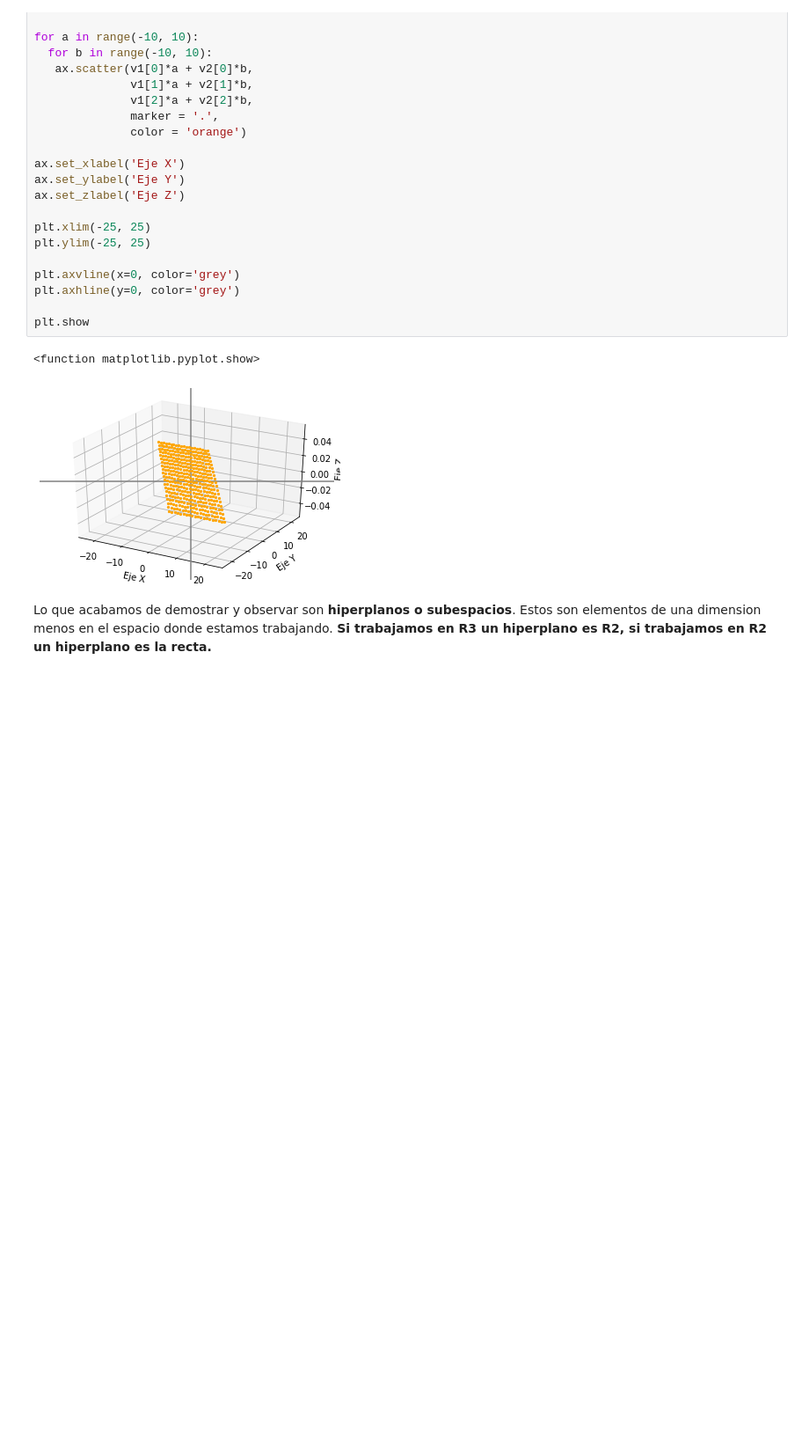
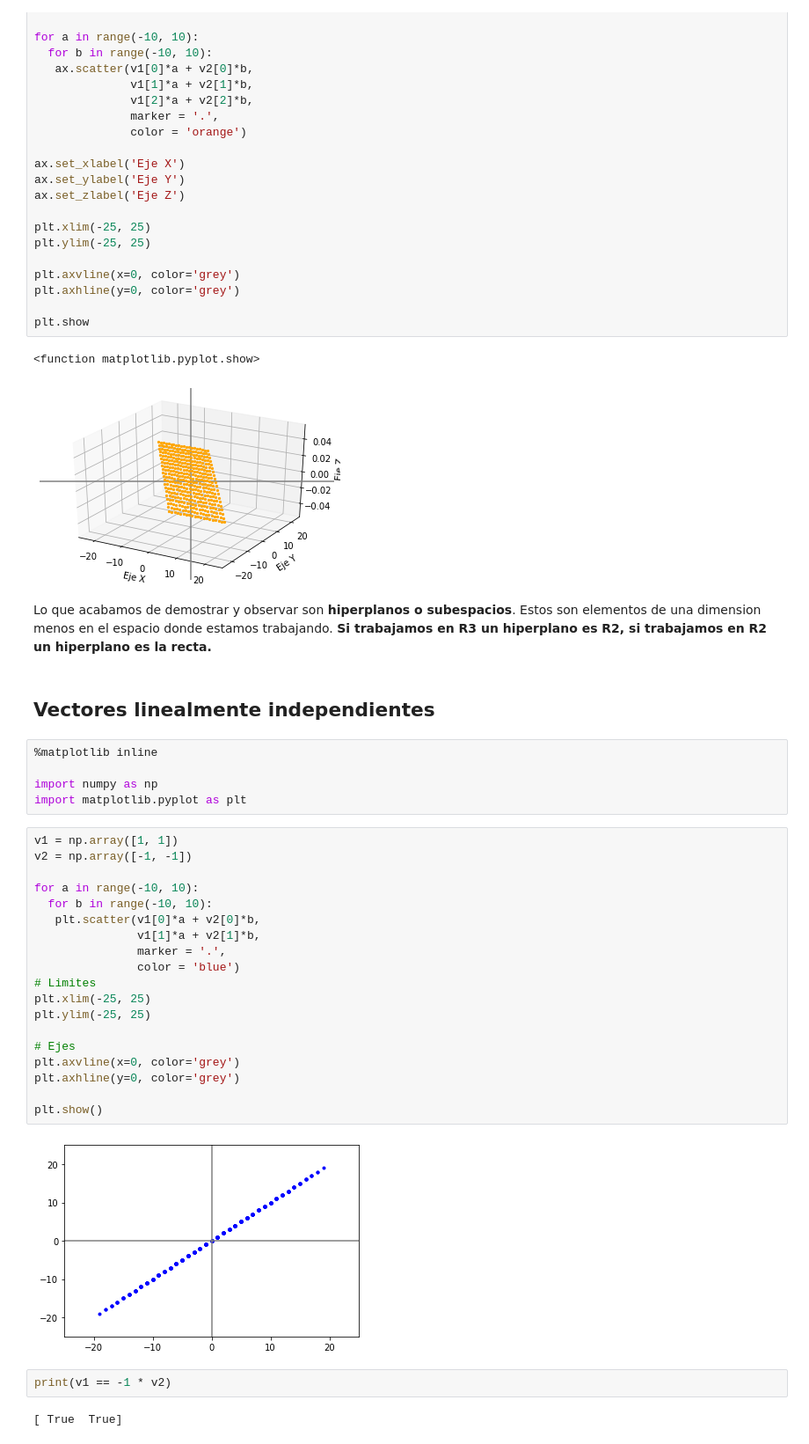
Before and after one commit to francomanca93/fundamentos-algebra-lineal, a Jupyter notebook: 4_Sistema_de_ecuaciones_lineales.ipynb, the cells around one changed output. Shown at 88% size. Cells and saved outputs as stored; diff of their text form; blank space fills up the shorter version.

Commit message:
Vectores linealmente independientes

```diff
--- a/4_Sistema_de_ecuaciones_lineales.ipynb
+++ b/4_Sistema_de_ecuaciones_lineales.ipynb
@@ -292,3 +292,35 @@ plt.show
 [figure]
 # %% [markdown]
 Lo que acabamos de demostrar y observar son **hiperplanos o subespacios**. Estos son elementos de una dimension menos en el espacio donde estamos trabajando. **Si trabajamos en R3 un hiperplano es R2, si trabajamos en R2 un hiperplano es la recta.**
+# %% [markdown]
+## Vectores linealmente independientes
+# %%
+%matplotlib inline
+
+import numpy as np
+import matplotlib.pyplot as plt
+# %%
+v1 = np.array([1, 1])
+v2 = np.array([-1, -1])
+
+for a in range(-10, 10):
+  for b in range(-10, 10):
+   plt.scatter(v1[0]*a + v2[0]*b,
+               v1[1]*a + v2[1]*b,
+               marker = '.',
+               color = 'blue')
+# Limites
+plt.xlim(-25, 25)
+plt.ylim(-25, 25)
+
+# Ejes
+plt.axvline(x=0, color='grey')
+plt.axhline(y=0, color='grey')
+
+plt.show()
+# %% [output]
+[figure, added]
+# %%
+print(v1 == -1 * v2)
+# %% [output]
+[ True  True]
```
Also changed, not shown: parts of 1 cell of this notebook.
